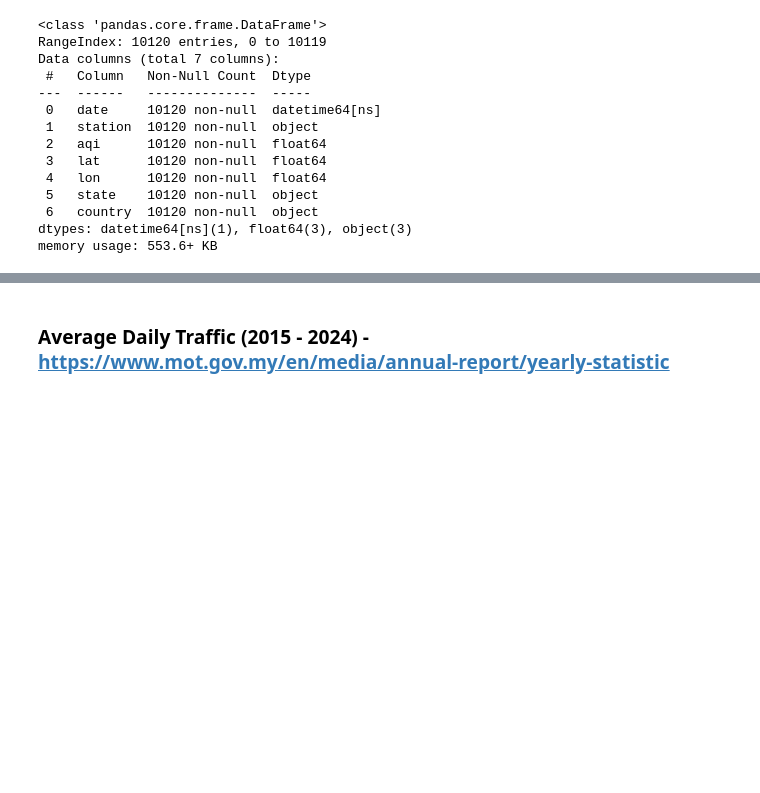
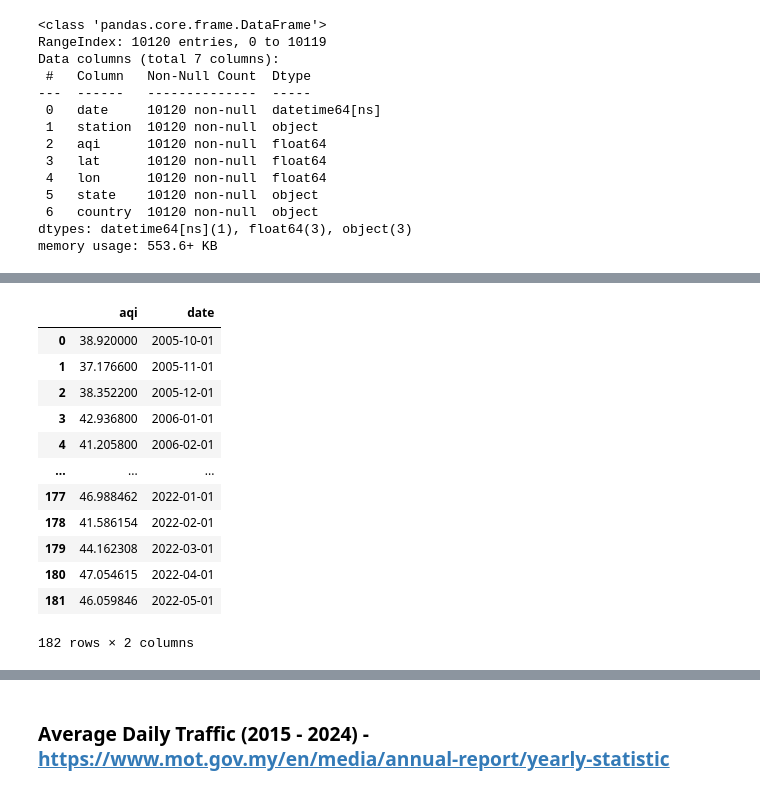
Before and after one commit to NotHLee/FIT3179_A2, a Jupyter notebook: data/cleaning.ipynb, the cells around one changed output, grey strips where cells are left out. Saved outputs shown, nothing was run; the diff lists cells and outputs as text; code cells hidden in the pictures; blank space fills up the shorter version.

```diff
--- a/data/cleaning.ipynb
+++ b/data/cleaning.ipynb
@@ -423,0 +457,19 @@ df_monthly.to_csv('../data/api/APIMS-monthly.csv', index=False)
+# %%
+# convert back to date
+df_monthly_avg['date'] = pd.to_datetime(df_monthly_avg['year'].astype(str) + '-' + df_monthly_avg['month'].astype(str) + '-01')
+df_monthly_avg = df_monthly_avg.drop(columns=['year', 'month'])
+df_monthly_avg
+# %% [output]
+|  | aqi | date |
+| 0 | 38.920000 | 2005-10-01 |
+| 1 | 37.176600 | 2005-11-01 |
+| 2 | 38.352200 | 2005-12-01 |
+| 3 | 42.936800 | 2006-01-01 |
+| 4 | 41.205800 | 2006-02-01 |
+| ... | ... | ... |
+| 177 | 46.988462 | 2022-01-01 |
+| 178 | 41.586154 | 2022-02-01 |
+| 179 | 44.162308 | 2022-03-01 |
+| 180 | 47.054615 | 2022-04-01 |
+| 181 | 46.059846 | 2022-05-01 |
+182 rows × 2 columns
```
Also changed, not shown: parts of 8 cells of this notebook, 9 other files.
